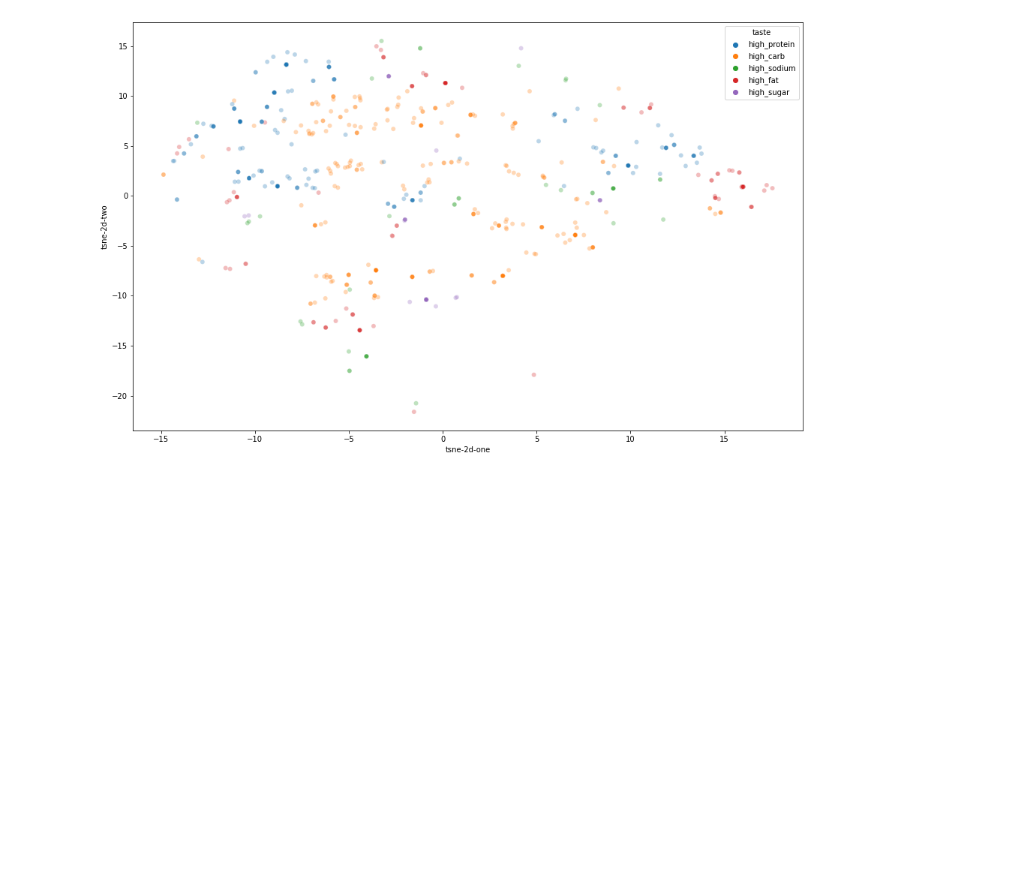
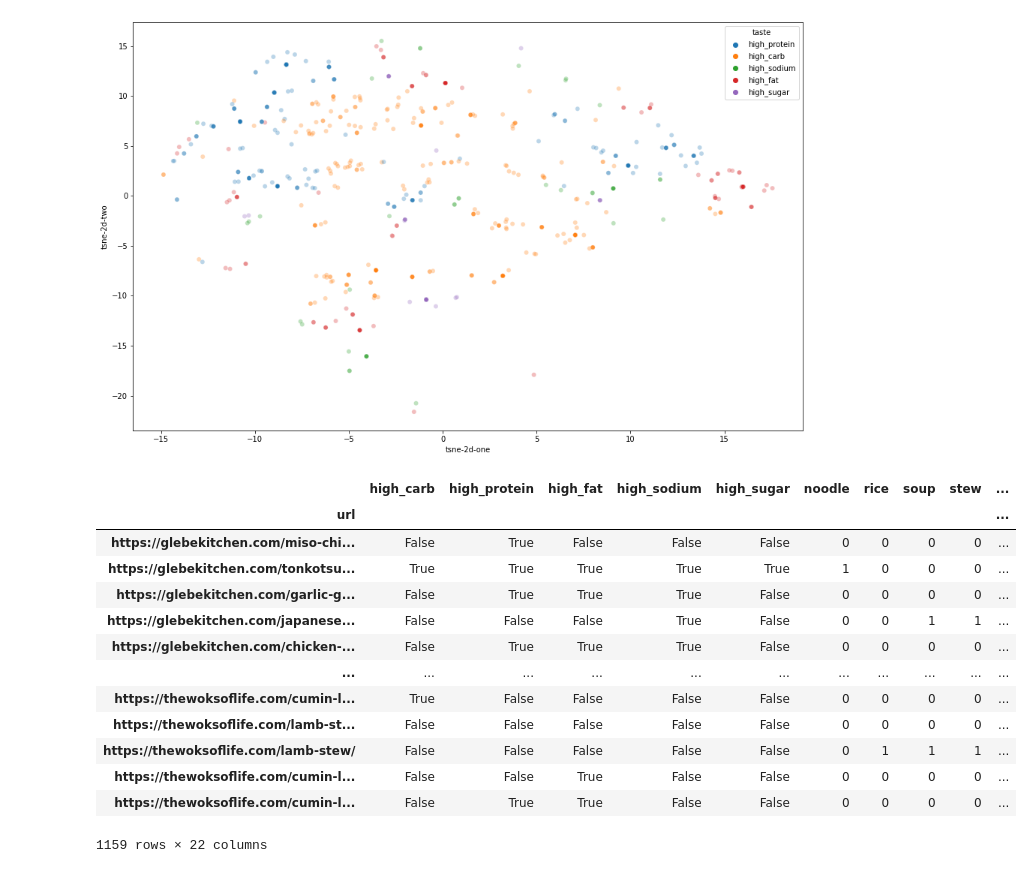
Before and after one commit to justinxu421/recipe_rex, a Jupyter notebook: feature_generation/extract_features_JX.ipynb, the cells around one changed output. Saved outputs shown, nothing was run; the diff lists cells and outputs as text; code cells hidden in the pictures; blank space fills up the shorter version.

```diff
--- a/feature_generation/extract_features_JX.ipynb
+++ b/feature_generation/extract_features_JX.ipynb
@@ -196,6 +274,23 @@ sns.scatterplot(
 # %% [output]
 <AxesSubplot:xlabel='tsne-2d-one', ylabel='tsne-2d-two'>
 [figure]
+# %%
+all_labels
+# %% [output]
+|  | high_carb | high_protein | high_fat | high_sodium | high_sugar | noodle | rice | soup | stew | ... |
+| url |  |  |  |  |  |  |  |  |  | ... |
+| https://glebekitchen.com/miso-chi... | False | True | False | False | False | 0 | 0 | 0 | 0 | ... |
+| https://glebekitchen.com/tonkotsu... | True | True | True | True | True | 1 | 0 | 0 | 0 | ... |
+| https://glebekitchen.com/garlic-g... | False | True | True | True | False | 0 | 0 | 0 | 0 | ... |
+| https://glebekitchen.com/japanese... | False | False | False | True | False | 0 | 0 | 1 | 1 | ... |
+| https://glebekitchen.com/chicken-... | False | True | True | True | False | 0 | 0 | 0 | 0 | ... |
+| ... | ... | ... | ... | ... | ... | ... | ... | ... | ... | ... |
+| https://thewoksoflife.com/cumin-l... | True | False | False | False | False | 0 | 0 | 0 | 0 | ... |
+| https://thewoksoflife.com/lamb-st... | False | False | False | False | False | 0 | 0 | 0 | 0 | ... |
+| https://thewoksoflife.com/lamb-stew/ | False | False | False | False | False | 0 | 1 | 1 | 1 | ... |
+| https://thewoksoflife.com/cumin-l... | False | False | True | False | False | 0 | 0 | 0 | 0 | ... |
+| https://thewoksoflife.com/cumin-l... | False | True | True | False | False | 0 | 0 | 0 | 0 | ... |
+1159 rows × 22 columns
 # %%
 from get_recommendations_knn import process_embeddings
 embeddings_df_scaled = process_embeddings()
```
Also changed, not shown: parts of 9 cells of this notebook, 4 other files.
